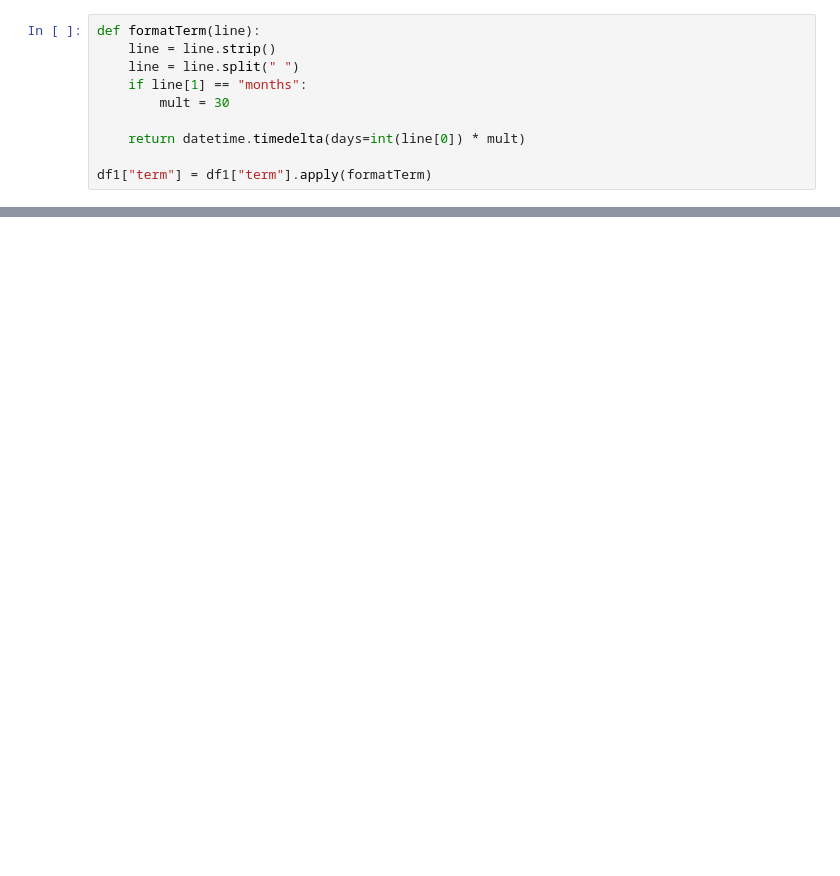
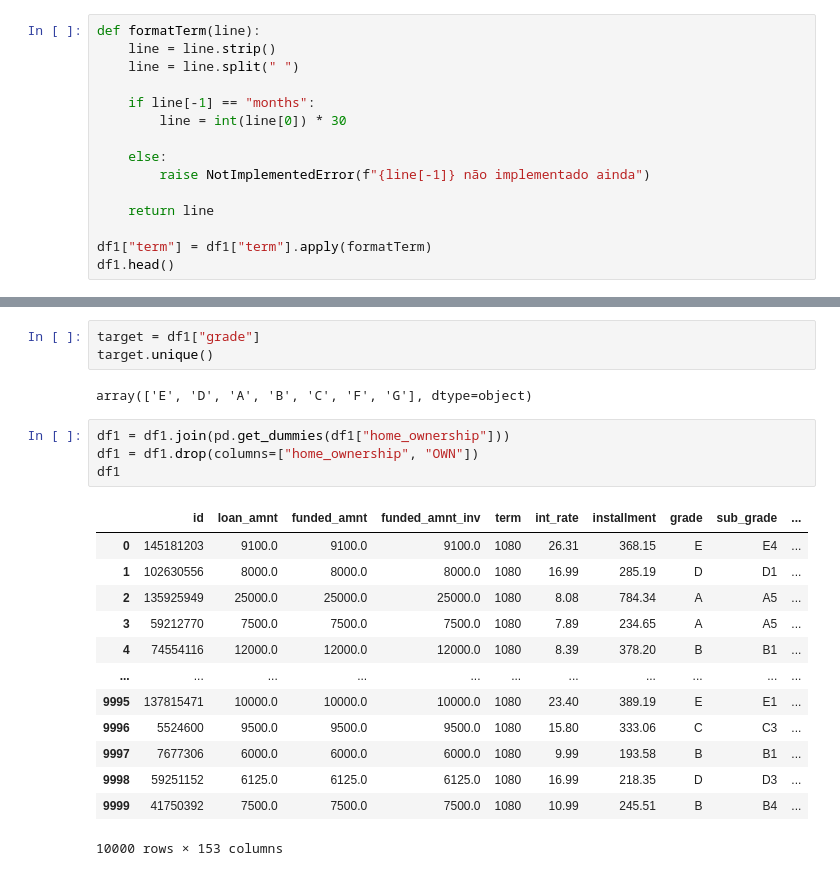
Before and after one commit to rstellet8/p2-inteligencia, a Jupyter notebook: featureDiscovery.ipynb, the cells around one changed output, grey strips where cells are left out. Saved outputs shown, nothing was run; the diff lists cells and outputs as text; blank space fills up the shorter version.

```diff
--- a/featureDiscovery.ipynb
+++ b/featureDiscovery.ipynb
@@ -17,10 +25,15 @@ df1.head()
 def formatTerm(line):
     line = line.strip()
     line = line.split(" ")
-    if line[1] == "months":
-        mult = 30
 
-    return datetime.timedelta(days=int(line[0]) * mult)
+    if line[-1] == "months":
+        line = int(line[0]) * 30
+
+    else:
+        raise NotImplementedError(f"{line[-1]} não implementado ainda")
+
+    return line
 
 df1["term"] = df1["term"].apply(formatTerm)
+df1.head()
 # %% [output]
@@ -67,0 +76,23 @@ df1.iloc[:, :50].head().T
+# %%
+target = df1["grade"]
+target.unique()
+# %% [output]
+array(['E', 'D', 'A', 'B', 'C', 'F', 'G'], dtype=object)
+# %%
+df1 = df1.join(pd.get_dummies(df1["home_ownership"]))
+df1 = df1.drop(columns=["home_ownership", "OWN"])
+df1
+# %% [output]
+|  | id | loan_amnt | funded_amnt | funded_amnt_inv | term | int_rate | installment | grade | sub_grade | ... |
+| 0 | 145181203 | 9100.0 | 9100.0 | 9100.0 | 1080 | 26.31 | 368.15 | E | E4 | ... |
+| 1 | 102630556 | 8000.0 | 8000.0 | 8000.0 | 1080 | 16.99 | 285.19 | D | D1 | ... |
+| 2 | 135925949 | 25000.0 | 25000.0 | 25000.0 | 1080 | 8.08 | 784.34 | A | A5 | ... |
+| 3 | 59212770 | 7500.0 | 7500.0 | 7500.0 | 1080 | 7.89 | 234.65 | A | A5 | ... |
+| 4 | 74554116 | 12000.0 | 12000.0 | 12000.0 | 1080 | 8.39 | 378.20 | B | B1 | ... |
+| ... | ... | ... | ... | ... | ... | ... | ... | ... | ... | ... |
+| 9995 | 137815471 | 10000.0 | 10000.0 | 10000.0 | 1080 | 23.40 | 389.19 | E | E1 | ... |
+| 9996 | 5524600 | 9500.0 | 9500.0 | 9500.0 | 1080 | 15.80 | 333.06 | C | C3 | ... |
+| 9997 | 7677306 | 6000.0 | 6000.0 | 6000.0 | 1080 | 9.99 | 193.58 | B | B1 | ... |
+| 9998 | 59251152 | 6125.0 | 6125.0 | 6125.0 | 1080 | 16.99 | 218.35 | D | D3 | ... |
+| 9999 | 41750392 | 7500.0 | 7500.0 | 7500.0 | 1080 | 10.99 | 245.51 | B | B4 | ... |
+10000 rows × 153 columns
```
Also changed, not shown: parts of 7 cells of this notebook, 4 other files.
